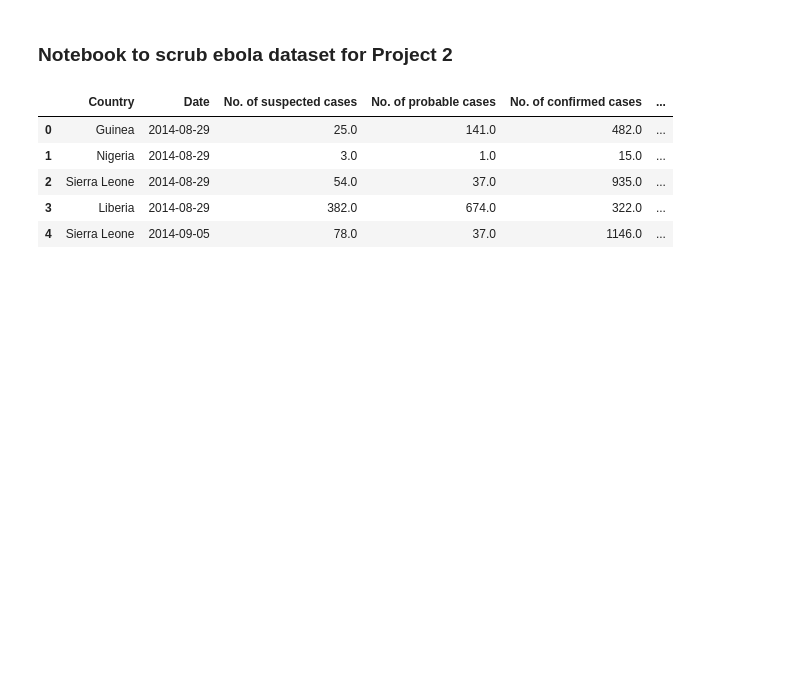
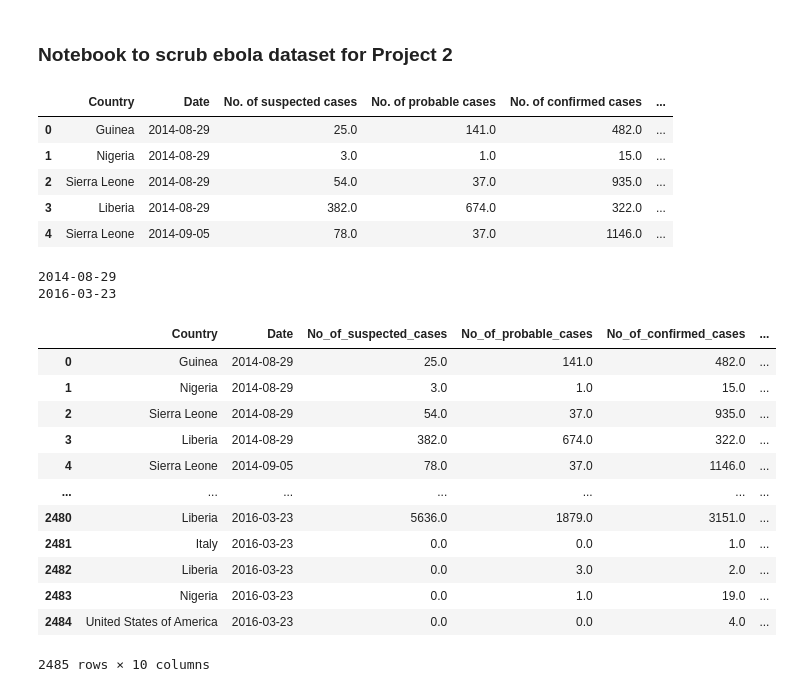
Before and after one commit to magcox5/Project2-Pandemic, a Jupyter notebook: ebola_scrub.ipynb, the cells around one changed output. Drawn from its saved outputs; the diff is of its cells as text; code cells hidden in the pictures; blank space fills up the shorter version.

```diff
--- a/ebola_scrub.ipynb
+++ b/ebola_scrub.ipynb
@@ -19,3 +19,28 @@ ebola_data.head()
 | 2 | Sierra Leone | 2014-08-29 | 54.0 | 37.0 | 935.0 | ... |
 | 3 | Liberia | 2014-08-29 | 382.0 | 674.0 | 322.0 | ... |
 | 4 | Sierra Leone | 2014-09-05 | 78.0 | 37.0 | 1146.0 | ... |
+# %%
+# remove spaces and '.' in column names
+ebola_data.columns = [c.replace(' ', '_') for c in ebola_data.columns]
+ebola_data.columns = [c.replace('.', '') for c in ebola_data.columns]
+
+# Find earliest and latest dates
+print(ebola_data.Date.min())
+print(ebola_data.Date.max())
+ebola_data
+# %% [output]
+2014-08-29
+2016-03-23
+|  | Country | Date | No_of_suspected_cases | No_of_probable_cases | No_of_confirmed_cases | ... |
+| 0 | Guinea | 2014-08-29 | 25.0 | 141.0 | 482.0 | ... |
+| 1 | Nigeria | 2014-08-29 | 3.0 | 1.0 | 15.0 | ... |
+| 2 | Sierra Leone | 2014-08-29 | 54.0 | 37.0 | 935.0 | ... |
+| 3 | Liberia | 2014-08-29 | 382.0 | 674.0 | 322.0 | ... |
+| 4 | Sierra Leone | 2014-09-05 | 78.0 | 37.0 | 1146.0 | ... |
+| ... | ... | ... | ... | ... | ... | ... |
+| 2480 | Liberia | 2016-03-23 | 5636.0 | 1879.0 | 3151.0 | ... |
+| 2481 | Italy | 2016-03-23 | 0.0 | 0.0 | 1.0 | ... |
+| 2482 | Liberia | 2016-03-23 | 0.0 | 3.0 | 2.0 | ... |
+| 2483 | Nigeria | 2016-03-23 | 0.0 | 1.0 | 19.0 | ... |
+| 2484 | United States of America | 2016-03-23 | 0.0 | 0.0 | 4.0 | ... |
+2485 rows × 10 columns
```
Also changed, not shown: parts of 4 cells of this notebook, 3 other files.
